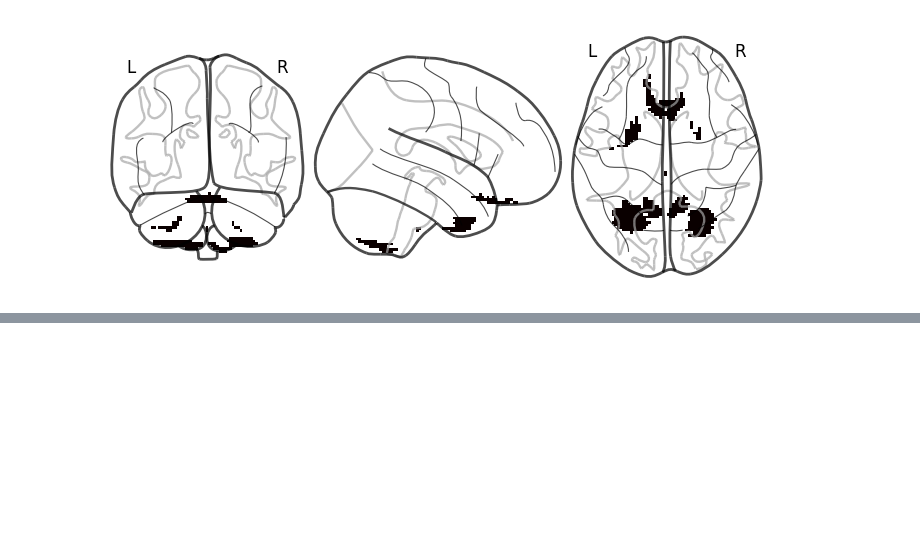
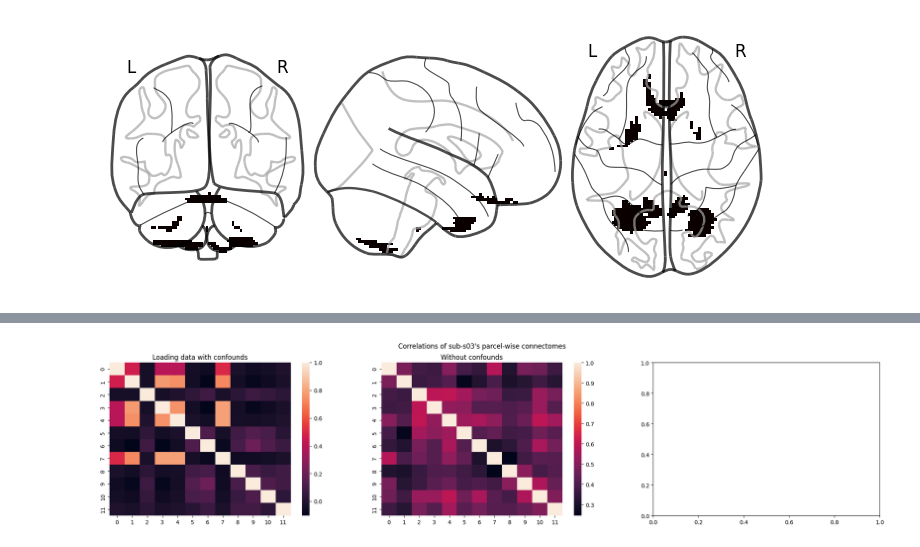
Before and after one commit to csiyer/network_functional_alignment, a Jupyter notebook: testing_notebook.ipynb, the cells around one changed output, grey strips where cells are left out. Cells and saved outputs as stored; diff of their text form; code cells hidden in the pictures; blank space fills up the shorter version.

Commit message:
remove confounds, rerun

```diff
--- a/testing_notebook.ipynb
+++ b/testing_notebook.ipynb
@@ -30,3 +30,5 @@ plot_glass_brain(nib.Nifti1Image(files[1], affine))
 <nilearn.plotting.displays._projectors.OrthoProjector at 0x...>
 [figure]
 [figure]
+# %%
+resample_target = nib.load('data/rest/sub-s03_ses-01_task-rest_run-1_space-MNI_desc-optcomDenoised_bold.nii.gz')
@@ -32,0 +56,25 @@ plot_glass_brain(nib.Nifti1Image(files[1], affine))
+# %%
+idx = np.array([3,6,7,9,10,11,12]) - 1 # affected sessions
+files, confounds_files = (glob.glob('data/rest/*'), glob.glob('data/confounds/*'))
+parcel_labels, parcel_map, parcel_mask = get_parcellation(atlas = 'schaefer', n_dimensions = 400, resample_target = nib.load(files[0]))
+gm_mask = math_img('img >= 0.5', img=nib.load('data/templates/tpl-MNI152NLin2009cAsym_res-02_label-GM_probseg.nii.gz'))
+combined_mask = math_img('img1 * img2', img1=gm_mask, img2=parcel_mask)
+parcel_masker = MultiNiftiLabelsMasker(
+    mask_img = combined_mask,
+    labels_img = parcel_map,
+    labels = parcel_labels,
+    standardize = 'zscore_sample',
+    n_jobs=2
+)
+correlation_measure = ConnectivityMeasure(
+    kind="correlation",
+    vectorize = True # flatten
+)
+# %%
+parcel_data = parcel_masker.fit_transform(files, confounds = confounds_files)
+connectomes = np.array(correlation_measure.fit_transform(parcel_data))
+corrs = np.corrcoef(connectomes)
+# %%
+parcel_data2 = parcel_masker.fit_transform(files)
+connectomes2 = np.array(correlation_measure.fit_transform(parcel_data2))
+corrs2 = np.corrcoef(connectomes2)
@@ -32,0 +94,10 @@ plot_glass_brain(nib.Nifti1Image(files[1], affine))
+# %%
+fig, ax = plt.subplots(1, 3, figsize=(25,5))
+fig.suptitle('Correlations of sub-s03\'s parcel-wise connectomes')
+ax[0].set_title('Loading data with confounds')
+sns.heatmap(corrs, ax=ax[0])
+ax[1].set_title('Without confounds')
+sns.heatmap(corrs2, ax=ax[1])
+plt.show()
+# %% [output]
+[figure, added]
```
Also changed, not shown: parts of 9 cells of this notebook, 6 other files.
